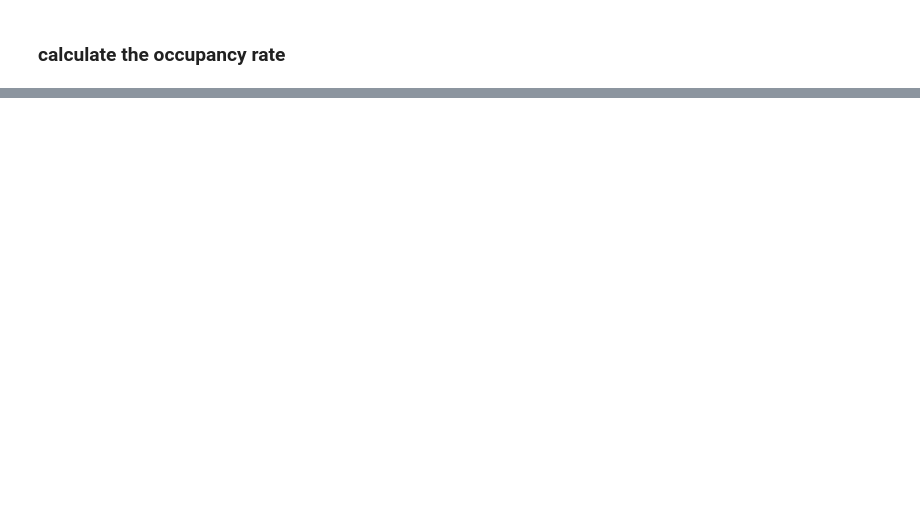
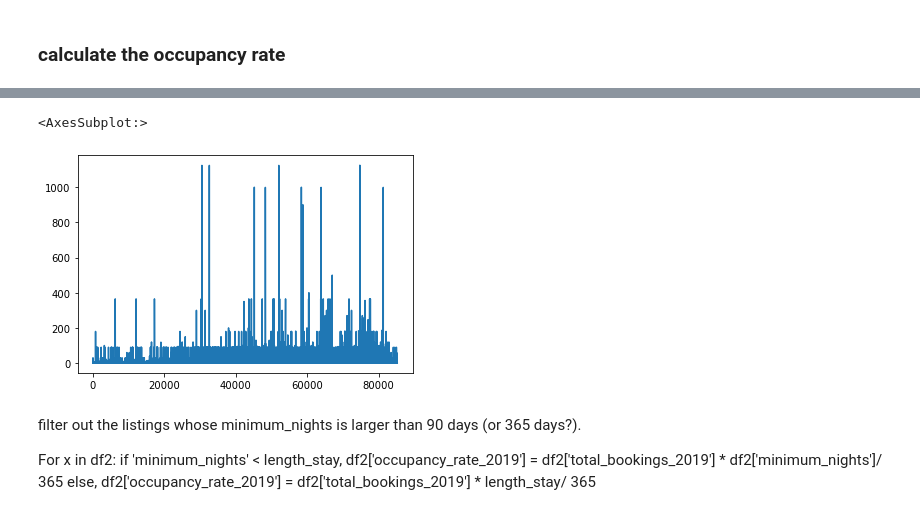
Before and after one commit to JinJiang22/fsds_GroupWork, a Jupyter notebook: Reproducible Analysis.ipynb, the cells around one changed output, grey strips where cells are left out. Saved outputs shown, nothing was run; the diff lists cells and outputs as text; code cells hidden in the pictures; blank space fills up the shorter version.

```diff
--- a/Reproducible Analysis.ipynb
+++ b/Reproducible Analysis.ipynb
@@ -396,0 +497,13 @@ df2[['total_bookings_2019','number_of_reviews']]
+# %%
+df2.minimum_nights.plot.line()
+# %% [output]
+<AxesSubplot:>
+[figure, added]
+# %% [markdown]
+filter out the listings whose minimum_nights is larger than 90 days (or 365 days?).
+
+For x in df2:
+if 'minimum_nights' < length_stay,
+    df2['occupancy_rate_2019'] = df2['total_bookings_2019'] * df2['minimum_nights']/ 365
+    else,
+    df2['occupancy_rate_2019'] = df2['total_bookings_2019'] * length_stay/ 365
```
Also changed, not shown: parts of 26 cells of this notebook.
